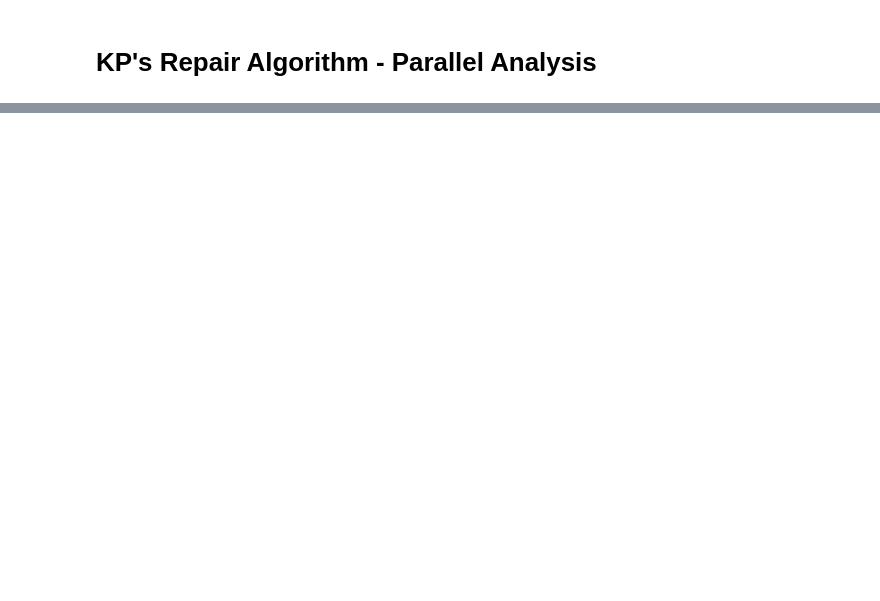
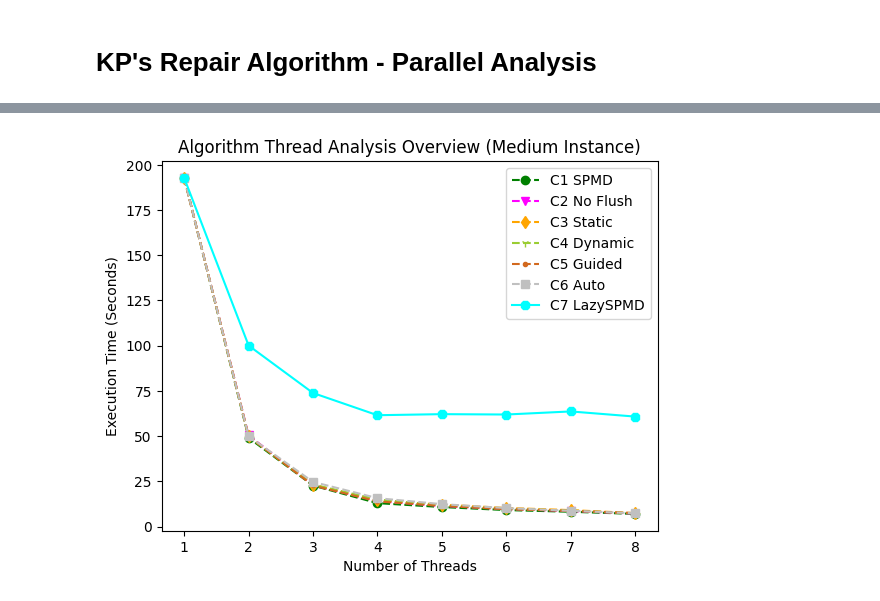
Before and after one commit to Daniels1610/RepairAlgorithmKP-OpenMP-Analysis, a Jupyter notebook: rpa_analysis.ipynb, the cells around one changed output, grey strips where cells are left out. Cells and saved outputs as stored; diff of their text form; code cells hidden in the pictures; blank space fills up the shorter version.

Commit message:
Get execution data from parallel algorithms with medium instance problem

```diff
--- a/rpa_analysis.ipynb
+++ b/rpa_analysis.ipynb
@@ -21,4 +21,4 @@ pd.set_option('display.max_rows', 500)
 pd.set_option('display.max_columns', 500)
 pd.set_option('display.width', 1000)
 
-PHYSICAL_THREADS = 16
+PHYSICAL_THREADS = 8
@@ -53,0 +88,17 @@ secuential_data
+# %%
+# Medium Instance Data
+for index in range(len(md_spmd_data)):
+    md_algorithm_data.loc[f'{index+1}'] = [
+        f'{threads_array[index]}',
+        md_spmd_data[index][0],
+        md_spmd_nf_data[index][0],
+        md_static_data[index][0],
+        md_dynamic_data[index][0],
+        md_guided_data[index][0],
+        md_auto_data[index][0],
+        md_lazyspmd_data[index][0]
+    ]
+
+md_algorithm_data.set_index('ThreadQty', inplace=True)
+print("\033[1mMedium Instance Results:\033[0m\n \tCHROMOSOMES: 6000\tGENES: 15\n \tTimes Executed per Thread: 5")
+md_algorithm_data
@@ -83,14 +184,16 @@ algorithm_metrics
 # %%
-plt.title("Algorithm Thread Analysis Overview")
+plt.title("Algorithm Thread Analysis Overview (Medium Instance)")
 plt.xlabel("Number of Threads")
 plt.ylabel("Execution Time (Seconds)")
-plt.plot(threads_array, algorithm_data.get('Code 1 (SPMD)'), 'o--', label="C1 SPMD", color='green')
-# plt.plot(threads_array, algorithm_data.get('Code 2 (SPMD ParFor)'), 'v--', label="C2 SPMD ParFor", color='magenta')
-# plt.plot(threads_array, algorithm_data.get('Code 3 (Static)'), 'd--', label="C2 Static", color='orange')
-# plt.plot(threads_array, algorithm_data.get('Code 4 (Dynamic)'), '1--', label="C3 Dynamic", color='yellowgreen')
-# plt.plot(threads_array, algorithm_data.get('Code 5 (Guided)'), '.--', label="C4 Guided", color='chocolate')
-# plt.plot(threads_array, algorithm_data.get('Code 6 (Auto)'), 's--', label="C5 Auto", color='silver')
-# plt.plot(threads_array, algorithm_data.get('Code 7 (Task)'), '8-', label="C6 Task", color='cyan')
-plt.legend(loc="lower right")
+plt.plot(threads_array, md_algorithm_data.get('Code 1 (SPMD)'), 'o--', label="C1 SPMD", color='green')
+plt.plot(threads_array, md_algorithm_data.get('Code 2 (No Flush)'), 'v--', label="C2 No Flush", color='magenta')
+plt.plot(threads_array, md_algorithm_data.get('Code 3 (Static)'), 'd--', label="C3 Static", color='orange')
+plt.plot(threads_array, md_algorithm_data.get('Code 4 (Dynamic)'), '1--', label="C4 Dynamic", color='yellowgreen')
+plt.plot(threads_array, md_algorithm_data.get('Code 5 (Guided)'), '.--', label="C5 Guided", color='chocolate')
+plt.plot(threads_array, md_algorithm_data.get('Code 6 (Auto)'), 's--', label="C6 Auto", color='silver')
+plt.plot(threads_array, md_algorithm_data.get('Code 7 (LazySPMD)'), '8-', label="C7 LazySPMD", color='cyan')
+plt.legend(loc="upper right")
 plt.xticks(threads_array)
 plt.show()
+# %% [output]
+[figure, added]
```
Also changed, not shown: parts of 9 cells of this notebook, 28 other files.
